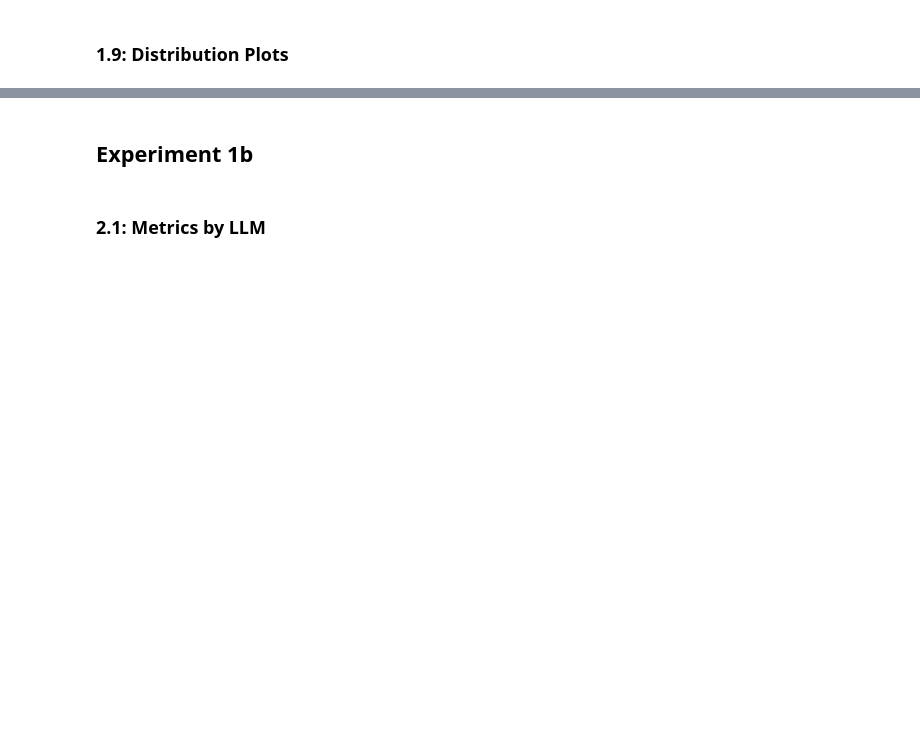
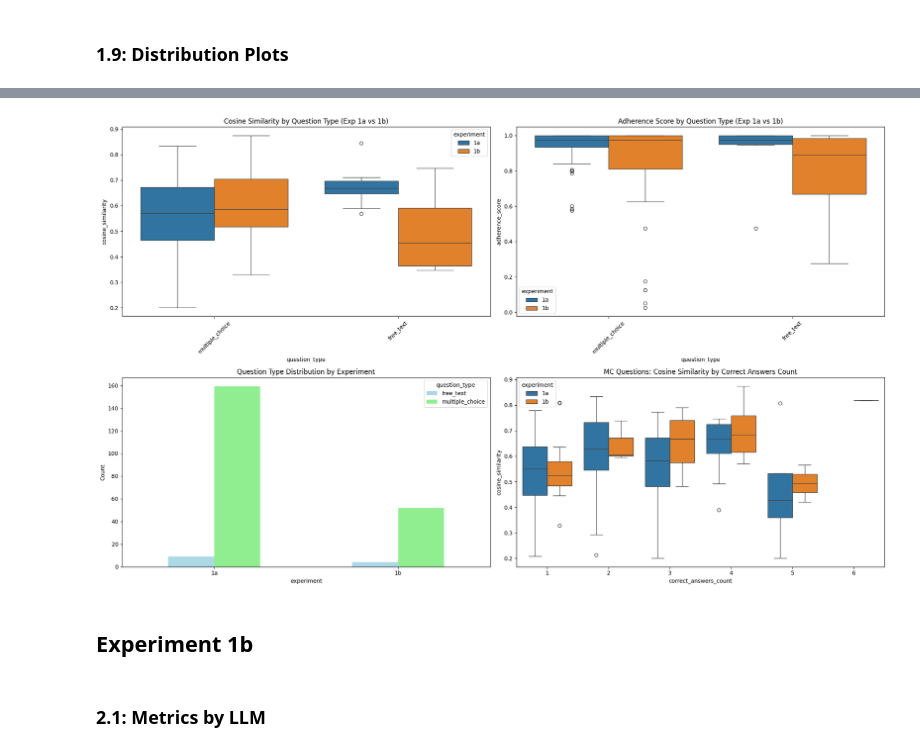
Before and after one commit to mgrube753/bachelor-thesis, a Jupyter notebook: 20_experiments/50_src/evaluation.ipynb, the cells around one changed output, grey strips where cells are left out. Cells and saved outputs as stored; diff of their text form; code cells hidden in the pictures; blank space fills up the shorter version.

```diff
--- a/20_experiments/50_src/evaluation.ipynb
+++ b/20_experiments/50_src/evaluation.ipynb
@@ -331,3 +657,38 @@ plt.show()
+# %%
+# Question Type comparison between experiments
+fig, ax = plt.subplots(2, 2, figsize=(20, 12))
+plots['exp1_question_type_comparison'] = fig
+
+# Plot 1: Cosine similarity by question type and experiment
+sns.boxplot(x='question_type', y='cosine_similarity', hue='experiment', data=combined_df, ax=ax[0,0])
+ax[0,0].set_title('Cosine Similarity by Question Type (Exp 1a vs 1b)')
+ax[0,0].tick_params(axis='x', rotation=45)
+
+# Plot 2: Adherence score by question type and experiment
+sns.boxplot(x='question_type', y='adherence_score', hue='experiment', data=combined_df, ax=ax[0,1])
+ax[0,1].set_title('Adherence Score by Question Type (Exp 1a vs 1b)')
+ax[0,1].tick_params(axis='x', rotation=45)
+
+# Plot 3: Count of question types per experiment
+question_type_counts = combined_df.groupby(['experiment', 'question_type']).size().unstack(fill_value=0)
+question_type_counts.plot(kind='bar', ax=ax[1,0], color=['lightblue', 'lightgreen', 'lightcoral'])
+ax[1,0].set_title('Question Type Distribution by Experiment')
+ax[1,0].set_ylabel('Count')
+ax[1,0].tick_params(axis='x', rotation=0)
+
+# Plot 4: For MC questions only - comparison by correct answers count
+mc_combined = combined_df[combined_df['question_type'] == 'multiple_choice'].copy()
+if not mc_combined.empty:
+    sns.boxplot(x='correct_answers_count', y='cosine_similarity', hue='experiment', data=mc_combined, ax=ax[1,1])
+    ax[1,1].set_title('MC Questions: Cosine Similarity by Correct Answers Count')
+else:
+    ax[1,1].text(0.5, 0.5, 'No MC questions found', ha='center', va='center', transform=ax[1,1].transAxes)
+    ax[1,1].set_title('MC Questions Analysis')
+
+plt.tight_layout()
+plt.show()
+# %% [output]
+[figure, added]
 # %% [markdown]
 ## Experiment 1b
 # %% [markdown]
```
Also changed, not shown: parts of 46 cells of this notebook, 7 other files.
